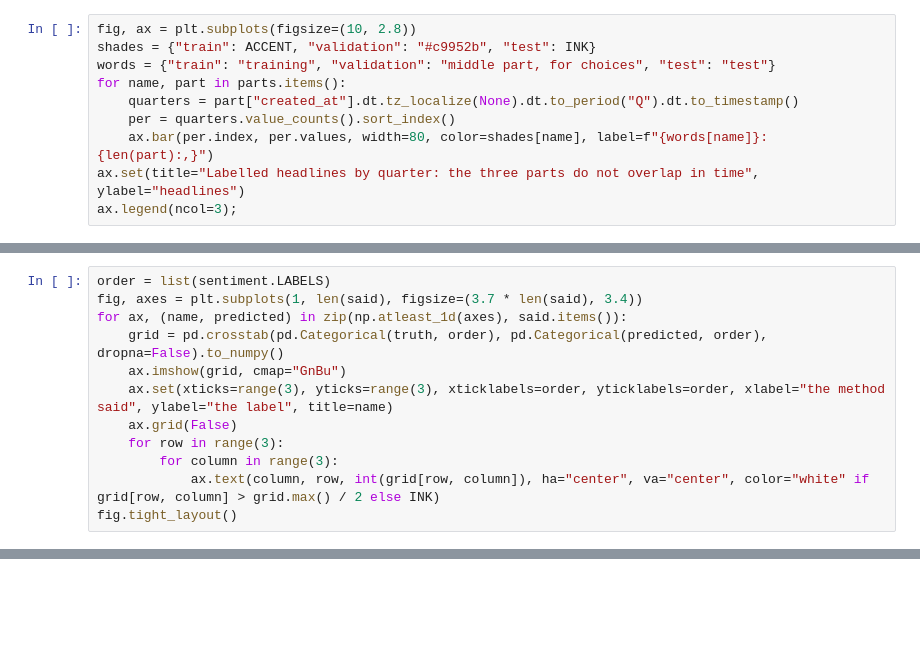
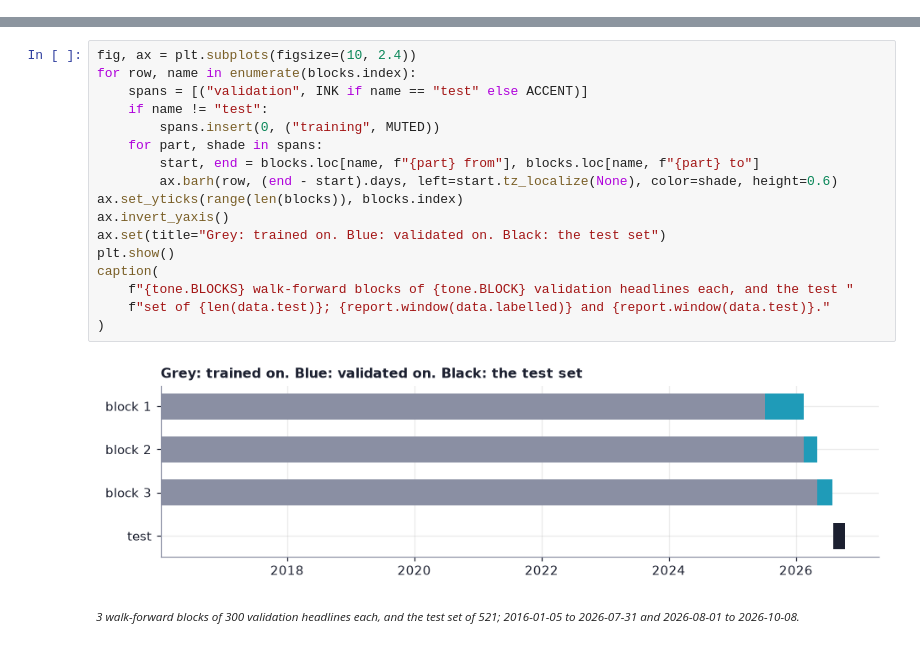
Before and after one commit to LouSens/RADAR, a Jupyter notebook: notebooks/04_news.ipynb, the cells around one changed output, grey strips where cells are left out. Drawn from its saved outputs; the diff is of its cells as text; blank space fills up the shorter version.

```diff
--- a/notebooks/04_news.ipynb
+++ b/notebooks/04_news.ipynb
@@ -219,10 +0,0 @@ pd.Series(guards, name="count (every one must be 0)").to_frame()
-# %%
-fig, ax = plt.subplots(figsize=(10, 2.8))
-shades = {"train": ACCENT, "validation": "#c9952b", "test": INK}
-words = {"train": "training", "validation": "middle part, for choices", "test": "test"}
-for name, part in parts.items():
-    quarters = part["created_at"].dt.tz_localize(None).dt.to_period("Q").dt.to_timestamp()
-    per = quarters.value_counts().sort_index()
-    ax.bar(per.index, per.values, width=80, color=shades[name], label=f"{words[name]}: {len(part):,}")
-ax.set(title="Labelled headlines by quarter: the three parts do not overlap in time", ylabel="headlines")
-ax.legend(ncol=3);
@@ -298,12 +0,0 @@ Warning: You are sending unauthenticated requests to the HF Hub. Please set a HF
-# %%
-order = list(sentiment.LABELS)
-fig, axes = plt.subplots(1, len(said), figsize=(3.7 * len(said), 3.4))
-for ax, (name, predicted) in zip(np.atleast_1d(axes), said.items()):
-    grid = pd.crosstab(pd.Categorical(truth, order), pd.Categorical(predicted, order), dropna=False).to_numpy()
-    ax.imshow(grid, cmap="GnBu")
-    ax.set(xticks=range(3), yticks=range(3), xticklabels=order, yticklabels=order, xlabel="the method said", ylabel="the label", title=name)
-    ax.grid(False)
-    for row in range(3):
-        for column in range(3):
-            ax.text(column, row, int(grid[row, column]), ha="center", va="center", color="white" if grid[row, column] > grid.max() / 2 else INK)
-fig.tight_layout()
@@ -448,0 +295,20 @@ if second is not None and "by_symbol" in second:
+# %%
+fig, ax = plt.subplots(figsize=(10, 2.4))
+for row, name in enumerate(blocks.index):
+    spans = [("validation", INK if name == "test" else ACCENT)]
+    if name != "test":
+        spans.insert(0, ("training", MUTED))
+    for part, shade in spans:
+        start, end = blocks.loc[name, f"{part} from"], blocks.loc[name, f"{part} to"]
+        ax.barh(row, (end - start).days, left=start.tz_localize(None), color=shade, height=0.6)
+ax.set_yticks(range(len(blocks)), blocks.index)
+ax.invert_yaxis()
+ax.set(title="Grey: trained on. Blue: validated on. Black: the test set")
+plt.show()
+caption(
+    f"{tone.BLOCKS} walk-forward blocks of {tone.BLOCK} validation headlines each, and the test "
+    f"set of {len(data.test)}; {report.window(data.labelled)} and {report.window(data.test)}."
+)
+# %% [output]
+[figure, added]
+<small>*3 walk-forward blocks of 300 validation headlines each, and the test set of 521; 2016-01-05 to 2026-07-31 and 2026-08-01 to 2026-10-08.*</small>
```
Also changed, not shown: parts of 73 cells of this notebook, 4 other files.
